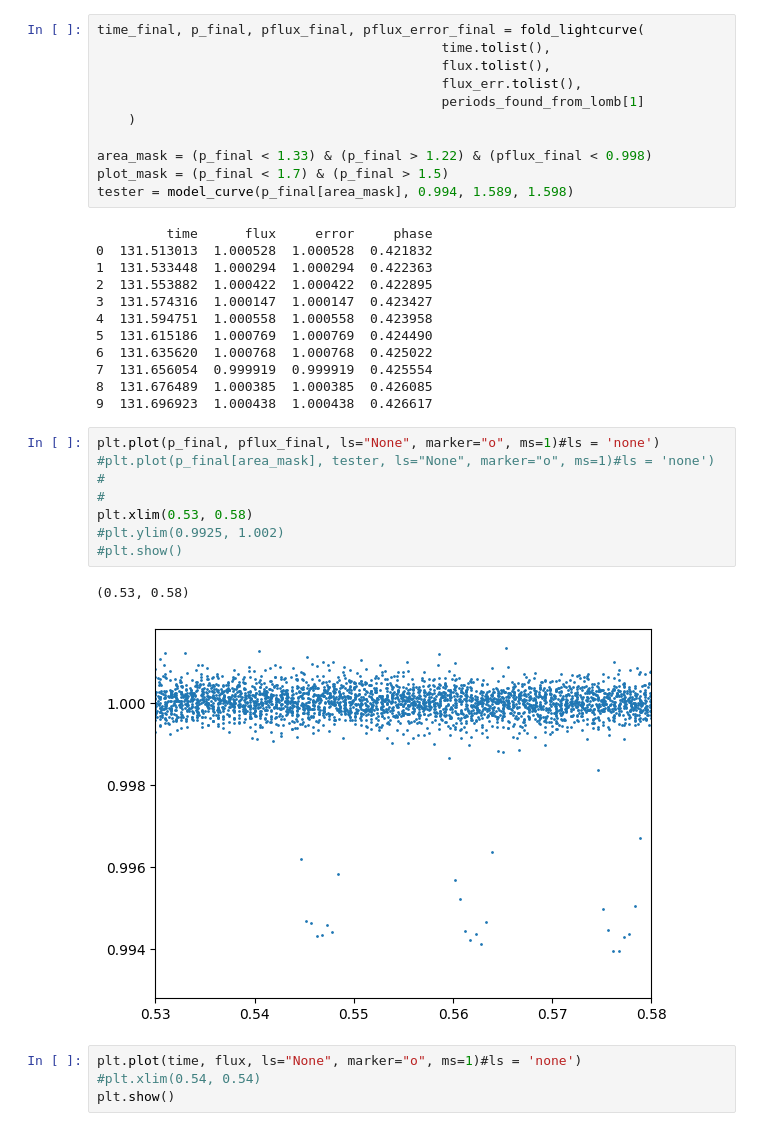
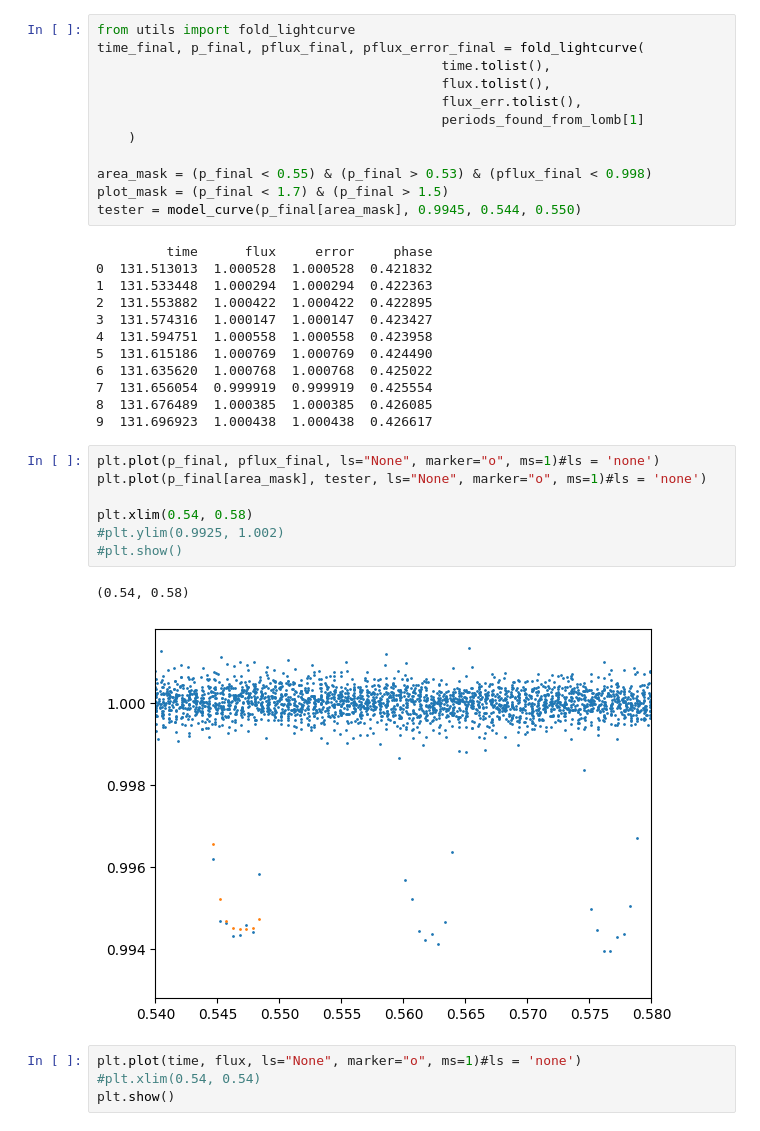
Before and after one commit to cm2435/university_computing_y3, a Jupyter notebook: ph30016_b/Chapter3_ExoLightCurves.ipynb, the cells around one changed output. Drawn from its saved outputs; the diff is of its cells as text.

```diff
--- a/ph30016_b/Chapter3_ExoLightCurves.ipynb
+++ b/ph30016_b/Chapter3_ExoLightCurves.ipynb
@@ -349,6 +360,7 @@ plt.show()
 # %% [output]
 [figure]
 # %%
+from utils import fold_lightcurve
 time_final, p_final, pflux_final, pflux_error_final = fold_lightcurve(
                                             time.tolist(),
                                             flux.tolist(),
@@ -356,9 +368,9 @@ time_final, p_final, pflux_final, pflux_error_final = fold_lightcurve(
                                             periods_found_from_lomb[1]
     )
 
-area_mask = (p_final < 1.33) & (p_final > 1.22) & (pflux_final < 0.998)
+area_mask = (p_final < 0.55) & (p_final > 0.53) & (pflux_final < 0.998)
 plot_mask = (p_final < 1.7) & (p_final > 1.5)
-tester = model_curve(p_final[area_mask], 0.994, 1.589, 1.598)
+tester = model_curve(p_final[area_mask], 0.9945, 0.544, 0.550)
 # %% [output]
          time      flux     error     phase
 0  131.513013  1.000528  1.000528  0.421832
@@ -373,15 +385,14 @@ tester = model_curve(p_final[area_mask], 0.994, 1.589, 1.598)
 9  131.696923  1.000438  1.000438  0.426617
 # %%
 plt.plot(p_final, pflux_final, ls="None", marker="o", ms=1)#ls = 'none')
-#plt.plot(p_final[area_mask], tester, ls="None", marker="o", ms=1)#ls = 'none')
-#
-#
-plt.xlim(0.53, 0.58)
+plt.plot(p_final[area_mask], tester, ls="None", marker="o", ms=1)#ls = 'none')
+
+plt.xlim(0.54, 0.58)
 #plt.ylim(0.9925, 1.002)
 #plt.show()
 # %% [output]
-(0.53, 0.58)
+(0.54, 0.58)
-[figure, old version]
+[figure, new version]
 # %%
 plt.plot(time, flux, ls="None", marker="o", ms=1)#ls = 'none')
 #plt.xlim(0.54, 0.54)
```
Also changed, not shown: parts of 2 cells of this notebook, 1 other file.
